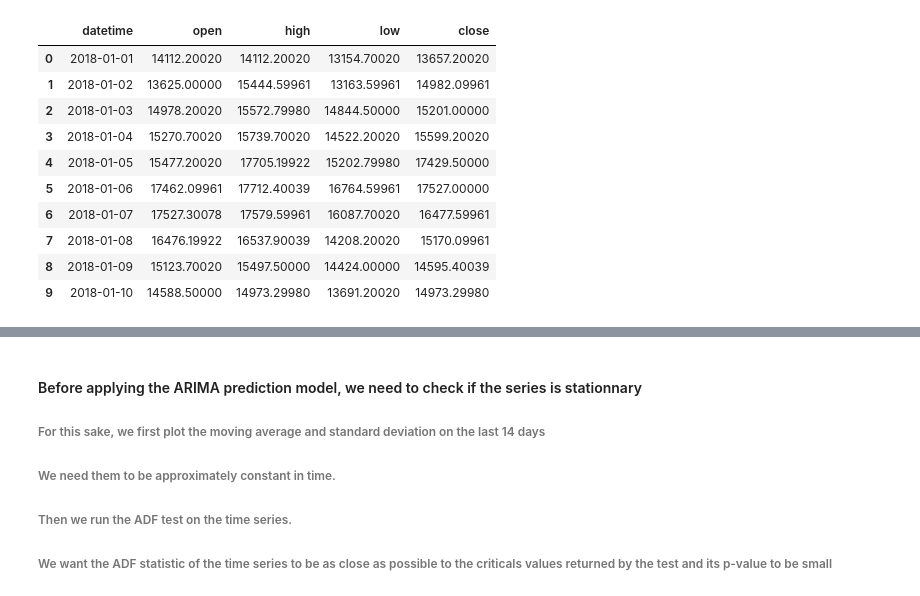
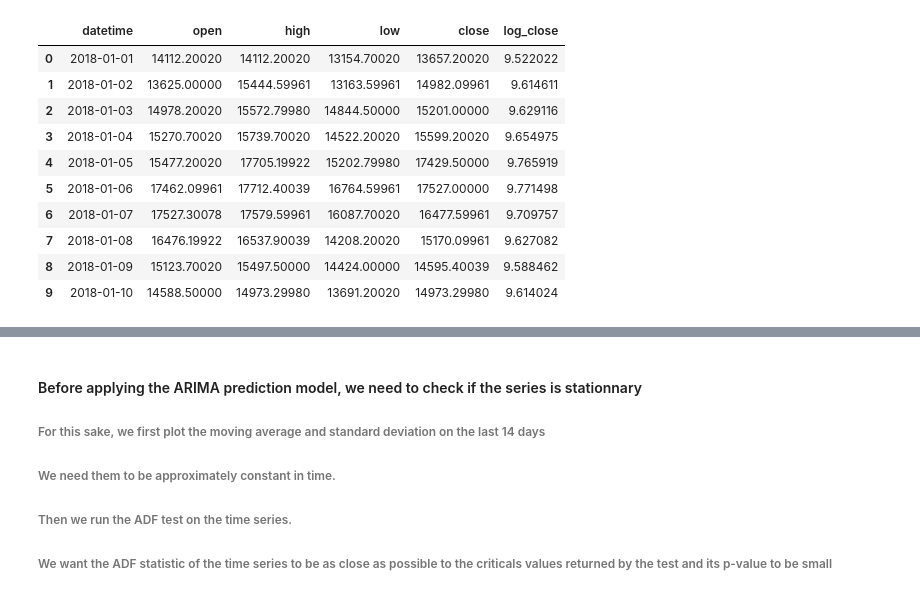
Before and after one commit to MohamedKeteb/Crypto_project, a Jupyter notebook: arima_model.ipynb, the cells around one changed output, grey strips where cells are left out. Saved outputs shown, nothing was run; the diff lists cells and outputs as text; code cells hidden in the pictures.

```diff
--- a/arima_model.ipynb
+++ b/arima_model.ipynb
@@ -13,17 +18,18 @@ end_date = '2020-12-31 00:00:00'
 # %%
 # Checking the data values #
 
 data = load_data(symbol, start_date, end_date, interval)
+data['log_close'] = np.log(data['close'])
 data.head(n = 10)
 # %% [output]
-|  | datetime | open | high | low | close |
-| 0 | 2018-01-01 | 14112.20020 | 14112.20020 | 13154.70020 | 13657.20020 |
-| 1 | 2018-01-02 | 13625.00000 | 15444.59961 | 13163.59961 | 14982.09961 |
-| 2 | 2018-01-03 | 14978.20020 | 15572.79980 | 14844.50000 | 15201.00000 |
-| 3 | 2018-01-04 | 15270.70020 | 15739.70020 | 14522.20020 | 15599.20020 |
-| 4 | 2018-01-05 | 15477.20020 | 17705.19922 | 15202.79980 | 17429.50000 |
-| 5 | 2018-01-06 | 17462.09961 | 17712.40039 | 16764.59961 | 17527.00000 |
-| 6 | 2018-01-07 | 17527.30078 | 17579.59961 | 16087.70020 | 16477.59961 |
-| 7 | 2018-01-08 | 16476.19922 | 16537.90039 | 14208.20020 | 15170.09961 |
-| 8 | 2018-01-09 | 15123.70020 | 15497.50000 | 14424.00000 | 14595.40039 |
-| 9 | 2018-01-10 | 14588.50000 | 14973.29980 | 13691.20020 | 14973.29980 |
+|  | datetime | open | high | low | close | log_close |
+| 0 | 2018-01-01 | 14112.20020 | 14112.20020 | 13154.70020 | 13657.20020 | 9.522022 |
+| 1 | 2018-01-02 | 13625.00000 | 15444.59961 | 13163.59961 | 14982.09961 | 9.614611 |
+| 2 | 2018-01-03 | 14978.20020 | 15572.79980 | 14844.50000 | 15201.00000 | 9.629116 |
+| 3 | 2018-01-04 | 15270.70020 | 15739.70020 | 14522.20020 | 15599.20020 | 9.654975 |
+| 4 | 2018-01-05 | 15477.20020 | 17705.19922 | 15202.79980 | 17429.50000 | 9.765919 |
+| 5 | 2018-01-06 | 17462.09961 | 17712.40039 | 16764.59961 | 17527.00000 | 9.771498 |
+| 6 | 2018-01-07 | 17527.30078 | 17579.59961 | 16087.70020 | 16477.59961 | 9.709757 |
+| 7 | 2018-01-08 | 16476.19922 | 16537.90039 | 14208.20020 | 15170.09961 | 9.627082 |
+| 8 | 2018-01-09 | 15123.70020 | 15497.50000 | 14424.00000 | 14595.40039 | 9.588462 |
+| 9 | 2018-01-10 | 14588.50000 | 14973.29980 | 13691.20020 | 14973.29980 | 9.614024 |
```
Also changed, not shown: parts of 5 cells of this notebook, 3 other files.
